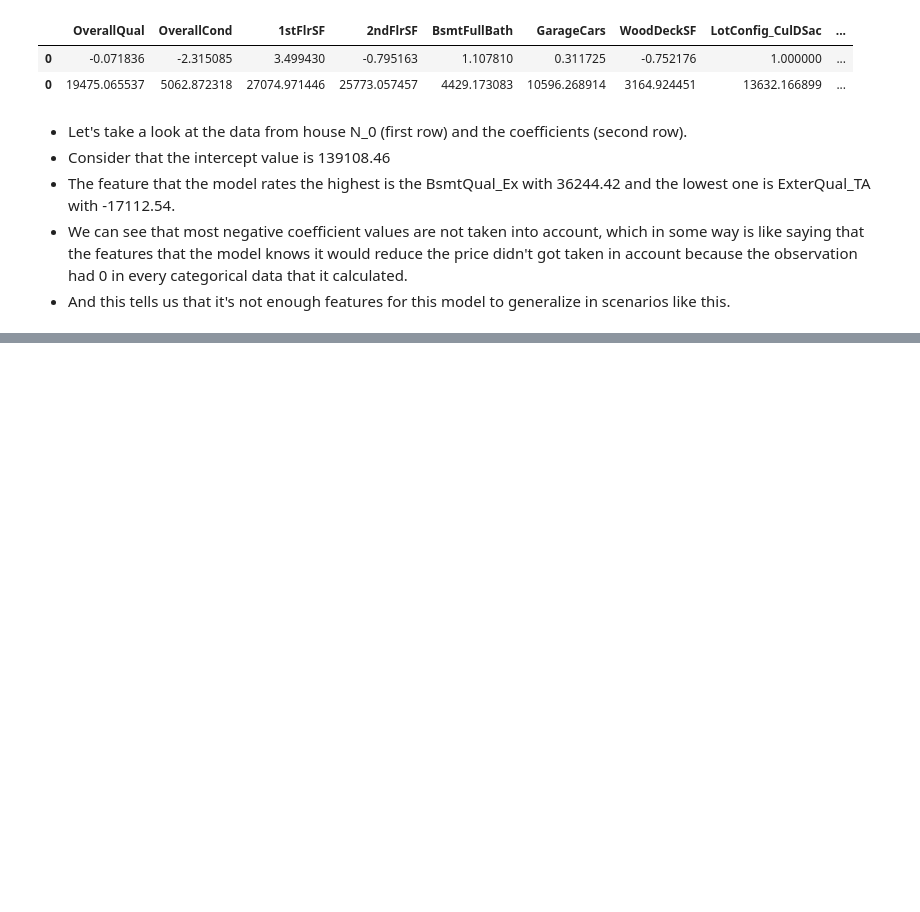
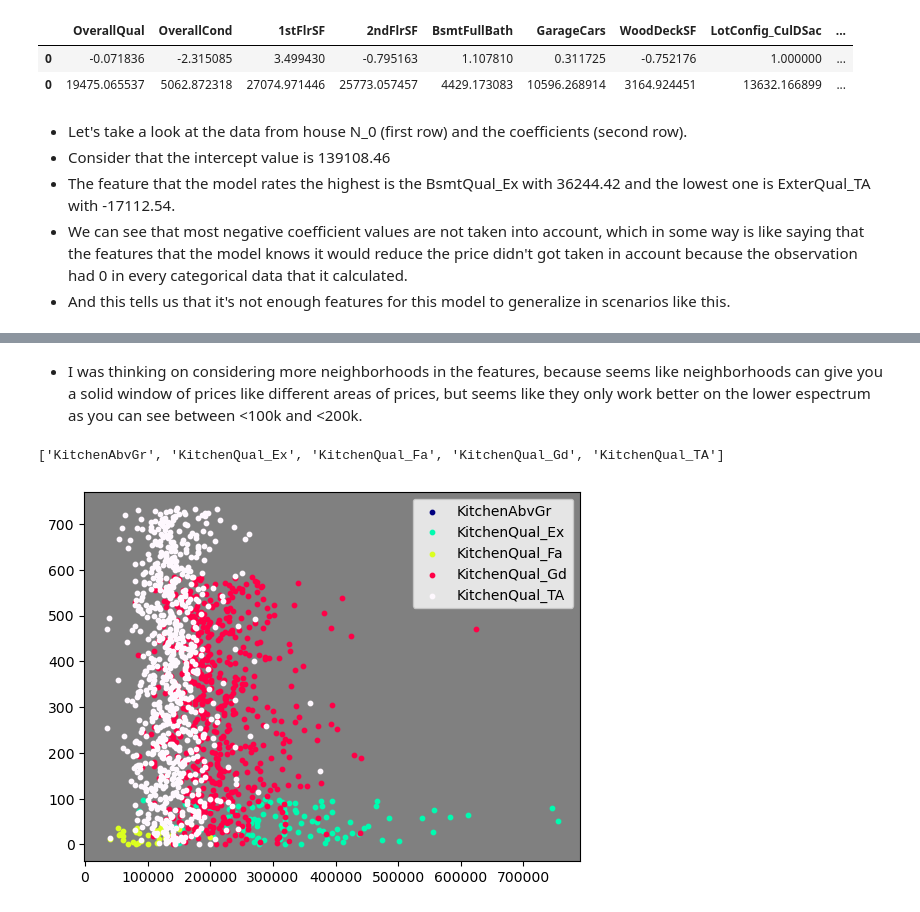
Before and after one commit to sebastiantare/housepriceskaggle, a Jupyter notebook: HousePrices.ipynb, the cells around one changed output, grey strips where cells are left out. Drawn from its saved outputs; the diff is of its cells as text; code cells hidden in the pictures; blank space fills up the shorter version.

```diff
--- a/HousePrices.ipynb
+++ b/HousePrices.ipynb
@@ -1207,0 +1292,20 @@ results[0:100], results[100:200], results[200:]
+# %% [markdown]
+- I was thinking on considering more neighborhoods in the features, because seems like neighborhoods can give you a solid window of prices like different areas of prices, but seems like they only work better on the lower espectrum as you can see between <100k and <200k.
+# %%
+kitchens = [n for n in X_merged.columns if 'Kitchen' in n]
+kitchen_ones = []
+print(kitchens)
+for n in kitchens:
+    kitchen_ones.append(y[X_merged[X_merged[n] == 1][n].index])
+
+fig, ax = plt.subplots()
+index = 0
+colors = cm.gist_ncar(np.linspace(0, 1, len(kitchen_ones)))
+for no, c in zip(kitchen_ones, colors):
+    ax.scatter(no, range(len(no)), label=kitchens[index], color=colors[index], s=10)
+    index+=1
+ax.set_facecolor((0.5,0.5,0.5))
+ax.legend(loc='upper right');
+# %% [output]
+['KitchenAbvGr', 'KitchenQual_Ex', 'KitchenQual_Fa', 'KitchenQual_Gd', 'KitchenQual_TA']
+[figure, added]
```
Also changed, not shown: parts of 21 cells of this notebook.
